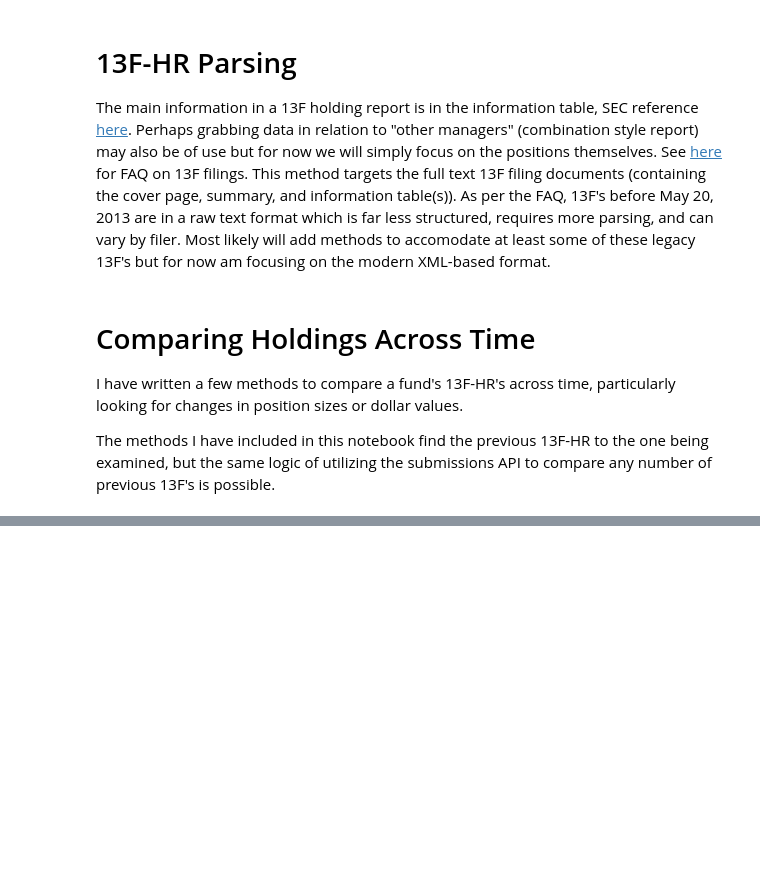
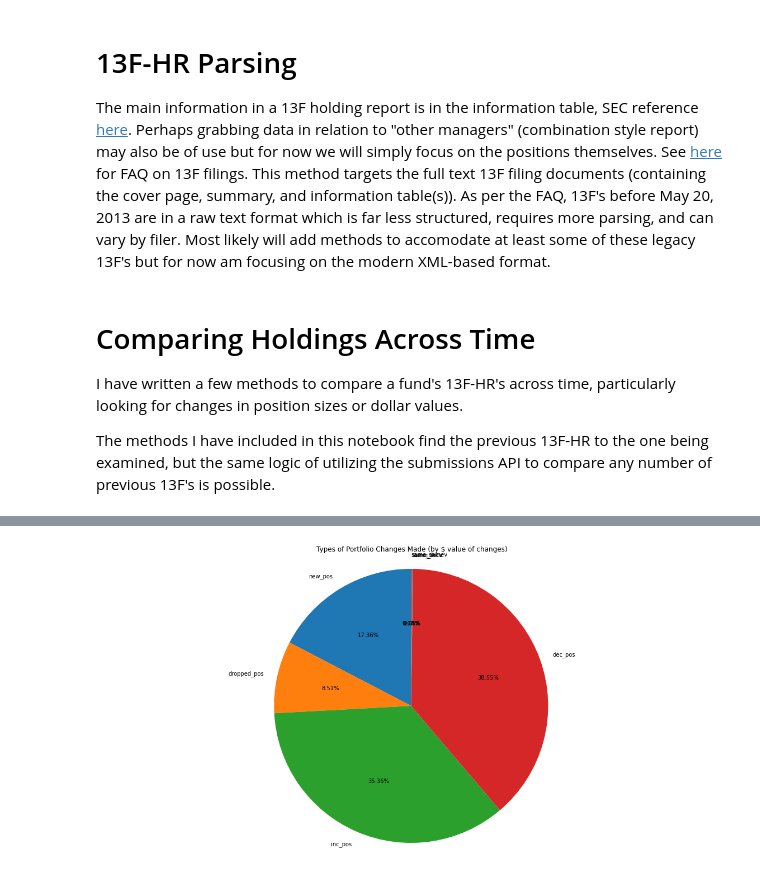
Before and after one commit to cchummer/sec-api, a Jupyter notebook: 13f_parsing.ipynb, the cells around one changed output, grey strips where cells are left out. Cells and saved outputs as stored; diff of their text form; code cells hidden in the pictures; blank space fills up the shorter version.

```diff
--- a/13f_parsing.ipynb
+++ b/13f_parsing.ipynb
@@ -415,0 +414,65 @@ if prev_holdings_path:
+# %%
+# Extension of the plotting done above
+# However now we will calculate the total $ (in thousands) amount of each change and subsequently change type, and will visualize the change type categories in this manner
+# Rather than just by the simple count of their occurance
+import matplotlib.pyplot as plt
+
+cik = "0001715593"
+current_holdings_date = "20221004" # In format found on master daily index (idx) files, ISO without dashes
+current_holdings = info_table_from_fulltxt("https://www.sec.gov/Archives/edgar/data/0001715593/0001715593-22-000005.txt")
+
+prev_holdings_path = find_previous_hr(cik, current_holdings_date)
+if prev_holdings_path:
+  prev_holdings = info_table_from_fulltxt(prev_holdings_path)
+
+  # Get changes
+  holdings_changes = compare_two_position_lists(current_holdings, prev_holdings)
+
+  change_type_values = {
+      "new_pos" : 0,
+      "dropped_pos" : 0,
+      "inc_pos" : 0,
+      "dec_pos" : 0,
+      "same_incv" : 0,
+      "same_decv" : 0,
+      "same_samev" : 0
+      }
+
+  # Get value of newly added positions
+  for f_new_pos in holdings_changes.get("new_pos"):
+    change_type_values["new_pos"] += int(f_new_pos.get("new_val"))
+
+  # Dropped positions
+  for f_dropped_pos in holdings_changes.get("dropped_pos"):
+    change_type_values["dropped_pos"] += int(f_dropped_pos.get("prev_val"))
+
+  # Increased size positions
+  for f_inc_pos in holdings_changes.get("inc_pos"):
+    change_type_values["inc_pos"] += (int(f_inc_pos.get("new_val")) - int(f_inc_pos.get("prev_val")))
+
+  # Decreased size positions
+  for f_dec_pos in holdings_changes.get("dec_pos"):
+    change_type_values["dec_pos"] += (int(f_dec_pos.get("prev_val")) - int(f_dec_pos.get("new_val")))
+
+  # Same size increased value
+  for f_same_incv in holdings_changes.get("same_incv"):
+    change_type_values["same_incv"] += (int(f_same_incv.get("new_val")) - int(f_same_incv.get("prev_val")))
+
+  # Same size decreased value
+  for f_same_decv in holdings_changes.get("same_decv"):
+    change_type_values["same_decv"] += (int(f_same_decv.get("prev_val")) - int(f_same_decv.get("new_val")))
+
+  # Same size same value
+  for f_same_samev in holdings_changes.get("same_samev"):
+    change_type_values["same_samev"] += int(f_same_samev.get("new_val"))
+
+  change_vals = [x for x in list(change_type_values.values())]
+  change_labels = list(change_type_values.keys())
+
+  plt.rcParams["figure.figsize"] = (20,10) # Set default figure size
+  plt.pie(change_vals, labels = change_labels, startangle = 90, autopct = "%1.2f%%")
+  plt.axis("equal")
+  plt.title("Types of Portfolio Changes Made (by $ value of changes)")
+  plt.show()
+# %% [output]
+[figure, added]
```
Also changed, not shown: parts of 1 cell of this notebook.
